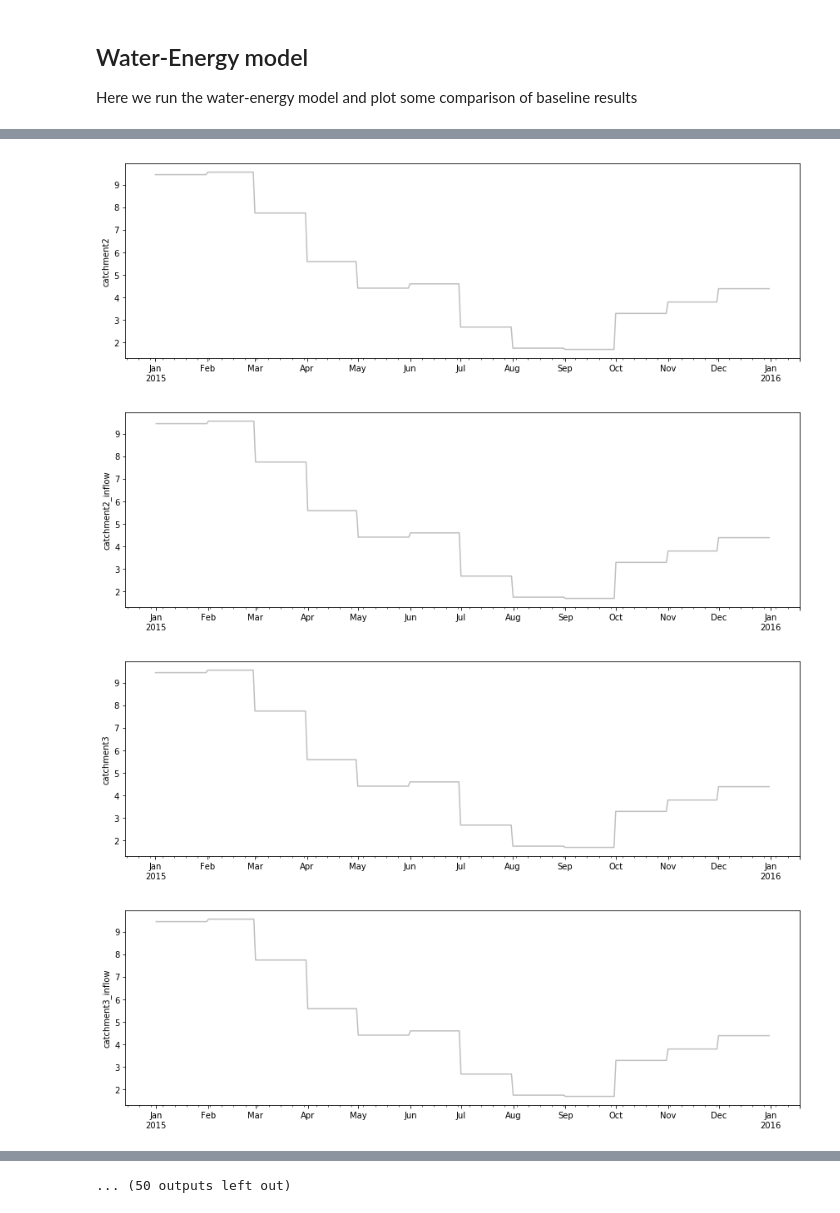
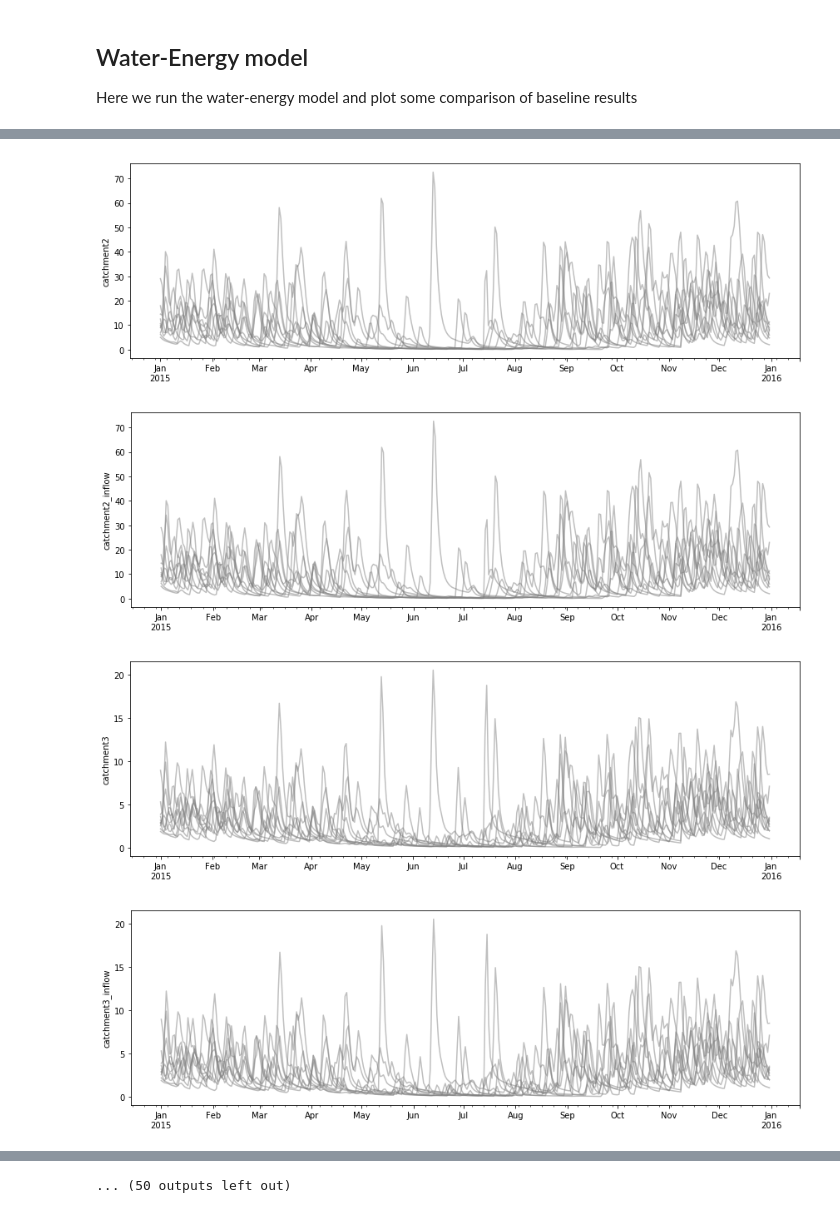
Before and after one commit to UMWRG/hydraville, a Jupyter notebook: notebooks/Analysis_water-energy.ipynb, the cells around one changed output, grey strips where cells are left out. Cells and saved outputs as stored; diff of their text form; code cells hidden in the pictures.

Commit message:
plotting results

```diff
--- a/notebooks/Analysis_water-energy.ipynb
+++ b/notebooks/Analysis_water-energy.ipynb
@@ -23,22 +24,22 @@ from moea                    import PyretoJSONPlatypusWrapper
 # %% [markdown]
 ## Model Paths
 # %%
-#JSON_PATH  = ''
+JSON_PATH   = '../water-energyM'
 DATA_PATH   = '../data'
-OUTPUT_PATH = 'outputs'
+OUTPUT_PATH = '../water-energyM/outputs'
 FIG_PATH    = os.path.join(OUTPUT_PATH, 'figures')
 # %% [markdown]
 ## Water-Energy model
 
 Here we run the water-energy model and plot some comparison of baseline results
 # %%
-model = Model.load(os.path.join('water-energy.json'),)
+model = Model.load(os.path.join(JSON_PATH,'water-energy.json'),)
 
 draw_graph(model)
 # %% [output]
 [interactive output not drawn]
 # %%
-with tables.open_file('water-energy_outputs.h5') as h5:
+with tables.open_file(os.path.join(JSON_PATH,'water-energy_outputs.h5')) as h5:
 #with tables.open_file('water-energy_dataframes.h5') as h5:
 #    print(h5)
     tbl = h5.get_node('/time')
@@ -90,5 +91,5 @@ for node in df.columns.levels[0]:
     ax.set_ylabel(label)
     plt.tight_layout()
     fig.savefig(os.path.join(FIG_PATH, f'{node}.png'), dpi=300)
-    fig.savefig(os.path.join(FIG_PATH, f'{node}.eps'))
+#    fig.savefig(os.path.join(FIG_PATH, f'{node}.eps'))
 # %% [output]
@@ -99,4 +100,4 @@ for node in df.columns.levels[0]:
-[figure, old version]
+[figure, new version]
-[figure, old version]
+[figure, new version]
-[figure, old version]
+[figure, new version]
-[figure, old version]
+[figure, new version]
```
Also changed, not shown: parts of 3 cells of this notebook.
